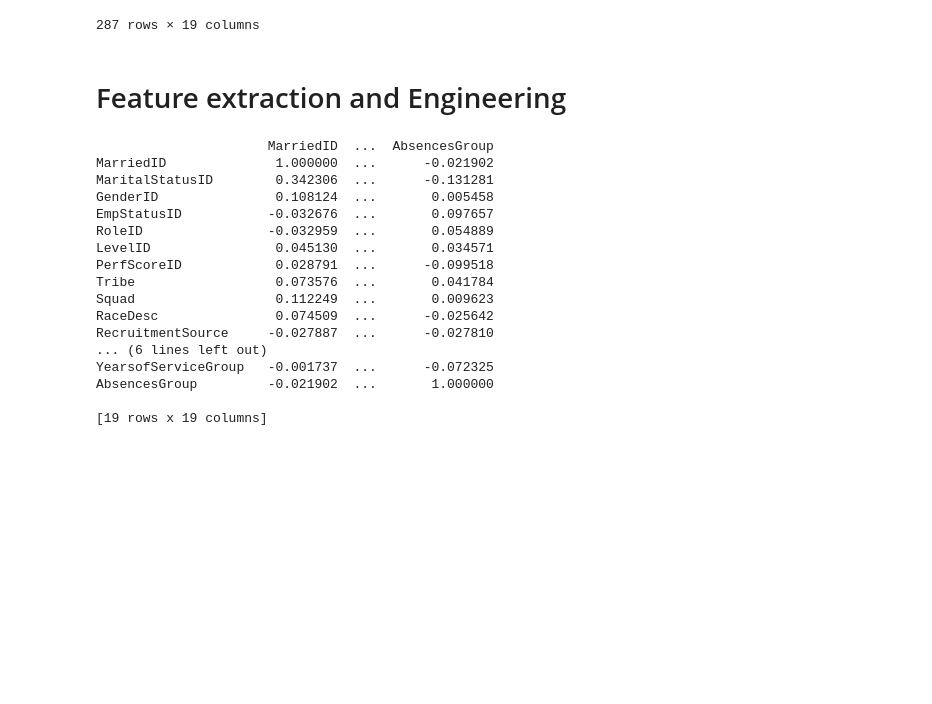
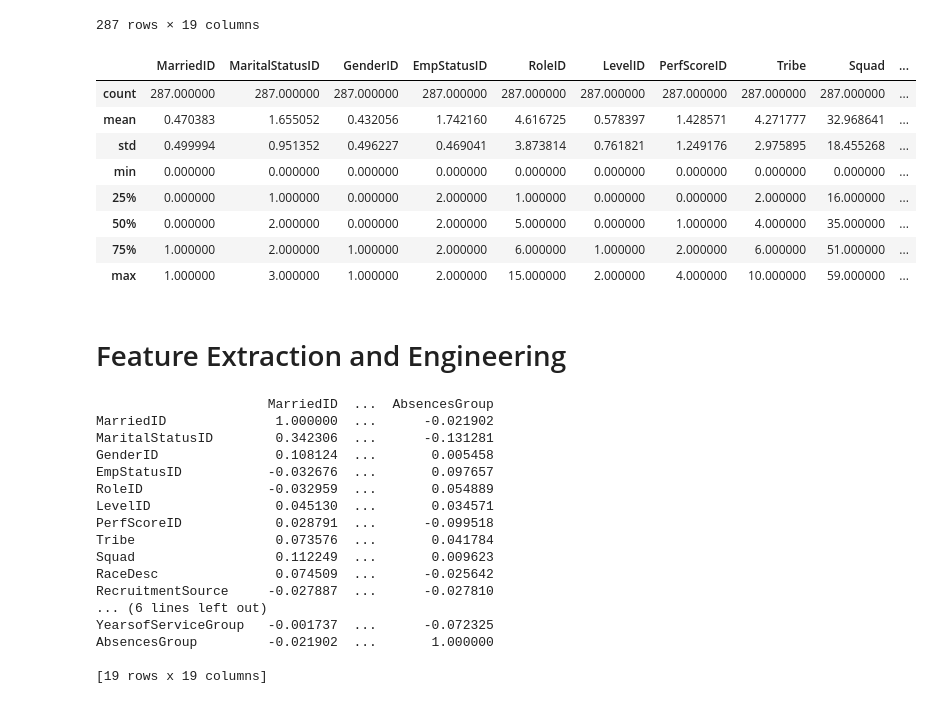
Before and after one commit to boykeu/dataset, a Jupyter notebook: codex_hr_analytics.ipynb, the cells around one changed output. Cells and saved outputs as stored; diff of their text form; code cells hidden in the pictures; blank space fills up the shorter version.

```diff
--- a/codex_hr_analytics.ipynb
+++ b/codex_hr_analytics.ipynb
@@ -182,8 +182,20 @@ df_transform
 | 285 | 0 | 1 | 1 | 2 | 1 | 0 | 1 | 2 | 53 | ... |
 | 286 | 1 | 2 | 0 | 2 | 5 | 2 | 4 | 5 | 38 | ... |
 287 rows × 19 columns
+# %%
+df_transform.describe()
+# %% [output]
+|  | MarriedID | MaritalStatusID | GenderID | EmpStatusID | RoleID | LevelID | PerfScoreID | Tribe | Squad | ... |
+| count | 287.000000 | 287.000000 | 287.000000 | 287.000000 | 287.000000 | 287.000000 | 287.000000 | 287.000000 | 287.000000 | ... |
+| mean | 0.470383 | 1.655052 | 0.432056 | 1.742160 | 4.616725 | 0.578397 | 1.428571 | 4.271777 | 32.968641 | ... |
+| std | 0.499994 | 0.951352 | 0.496227 | 0.469041 | 3.873814 | 0.761821 | 1.249176 | 2.975895 | 18.455268 | ... |
+| min | 0.000000 | 0.000000 | 0.000000 | 0.000000 | 0.000000 | 0.000000 | 0.000000 | 0.000000 | 0.000000 | ... |
+| 25% | 0.000000 | 1.000000 | 0.000000 | 2.000000 | 1.000000 | 0.000000 | 0.000000 | 2.000000 | 16.000000 | ... |
+| 50% | 0.000000 | 2.000000 | 0.000000 | 2.000000 | 5.000000 | 0.000000 | 1.000000 | 4.000000 | 35.000000 | ... |
+| 75% | 1.000000 | 2.000000 | 1.000000 | 2.000000 | 6.000000 | 1.000000 | 2.000000 | 6.000000 | 51.000000 | ... |
+| max | 1.000000 | 3.000000 | 1.000000 | 2.000000 | 15.000000 | 2.000000 | 4.000000 | 10.000000 | 59.000000 | ... |
 # %% [markdown]
-# Feature extraction and Engineering
+# Feature Extraction and Engineering
 # %%
 # Print Between Column Correlation
 print(df_transform.corr())
```
Also changed, not shown: parts of 2 cells of this notebook.
